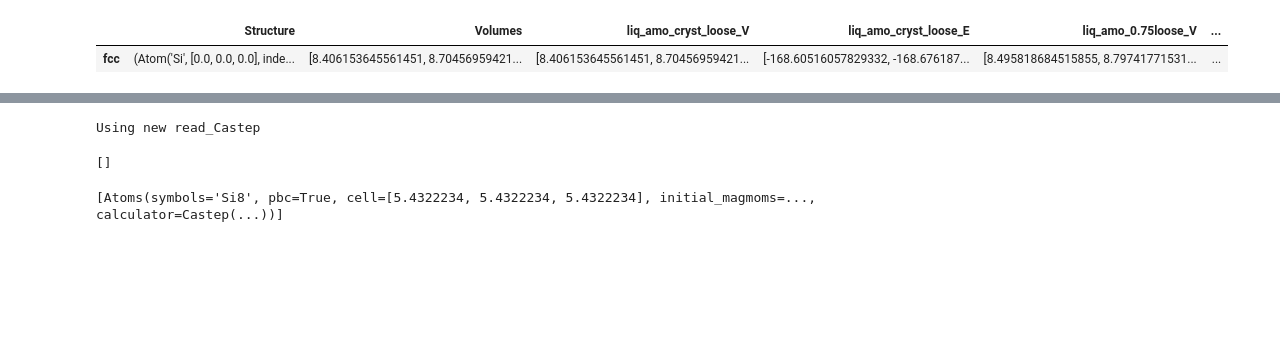
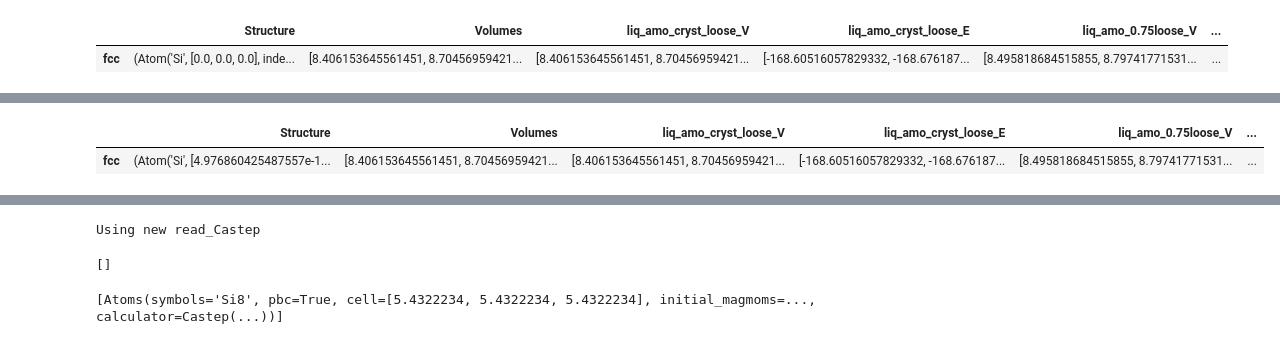
Before and after one commit to MorrowChem/Ge_analysis_local, a Jupyter notebook: crystal_predictions_analysis.ipynb, the cells around one changed output, grey strips where cells are left out. Saved outputs shown, nothing was run; the diff lists cells and outputs as text; code cells hidden in the pictures; blank space fills up the shorter version.

```diff
--- a/crystal_predictions_analysis.ipynb
+++ b/crystal_predictions_analysis.ipynb
@@ -377,0 +426,5 @@ axs.add_artist(l1)
+# %%
+Si_Cryst.df.head(1)
+# %% [output]
+|  | Structure | Volumes | liq_amo_cryst_loose_V | liq_amo_cryst_loose_E | liq_amo_0.75loose_V | ... |
+| fcc | (Atom('Si', [4.976860425487557e-1... | [8.406153645561451, 8.70456959421... | [8.406153645561451, 8.70456959421... | [-168.60516057829332, -168.676187... | [8.495818684515855, 8.79741771531... | ... |
```
Also changed, not shown: parts of 36 cells of this notebook, 13 other files.
